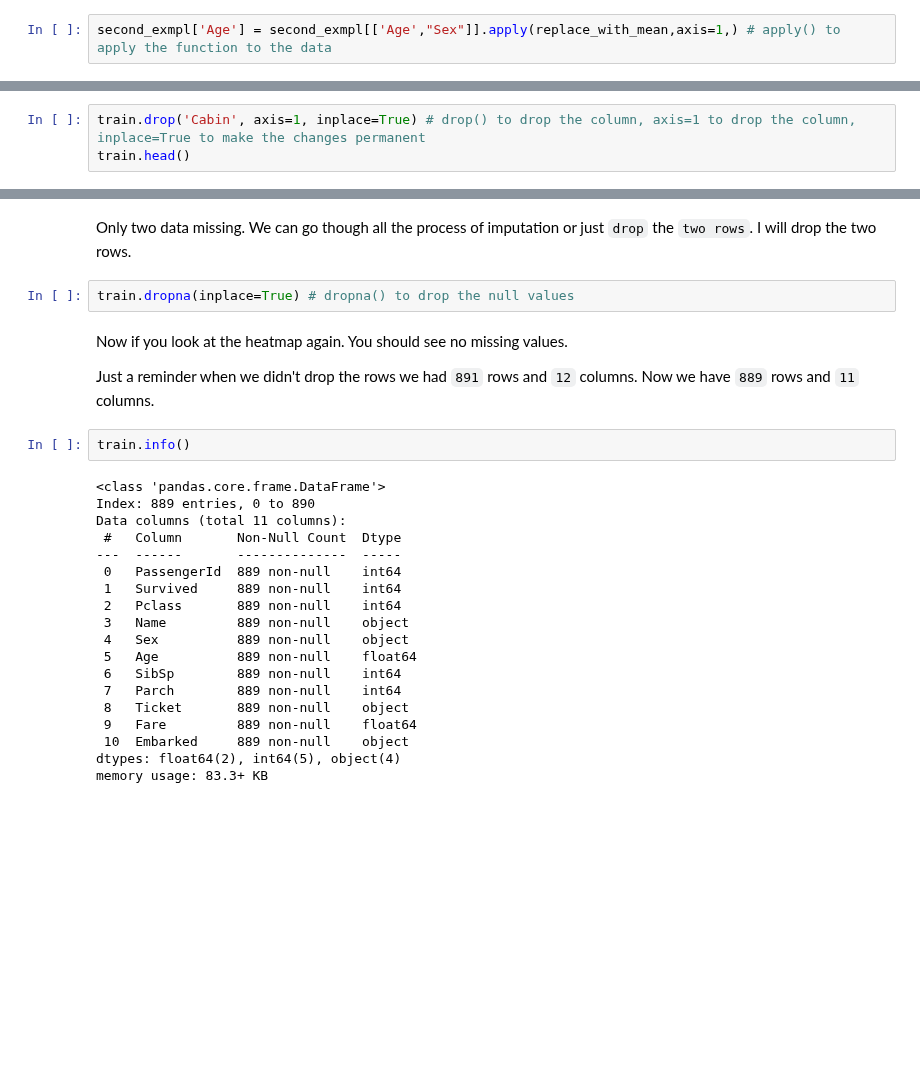
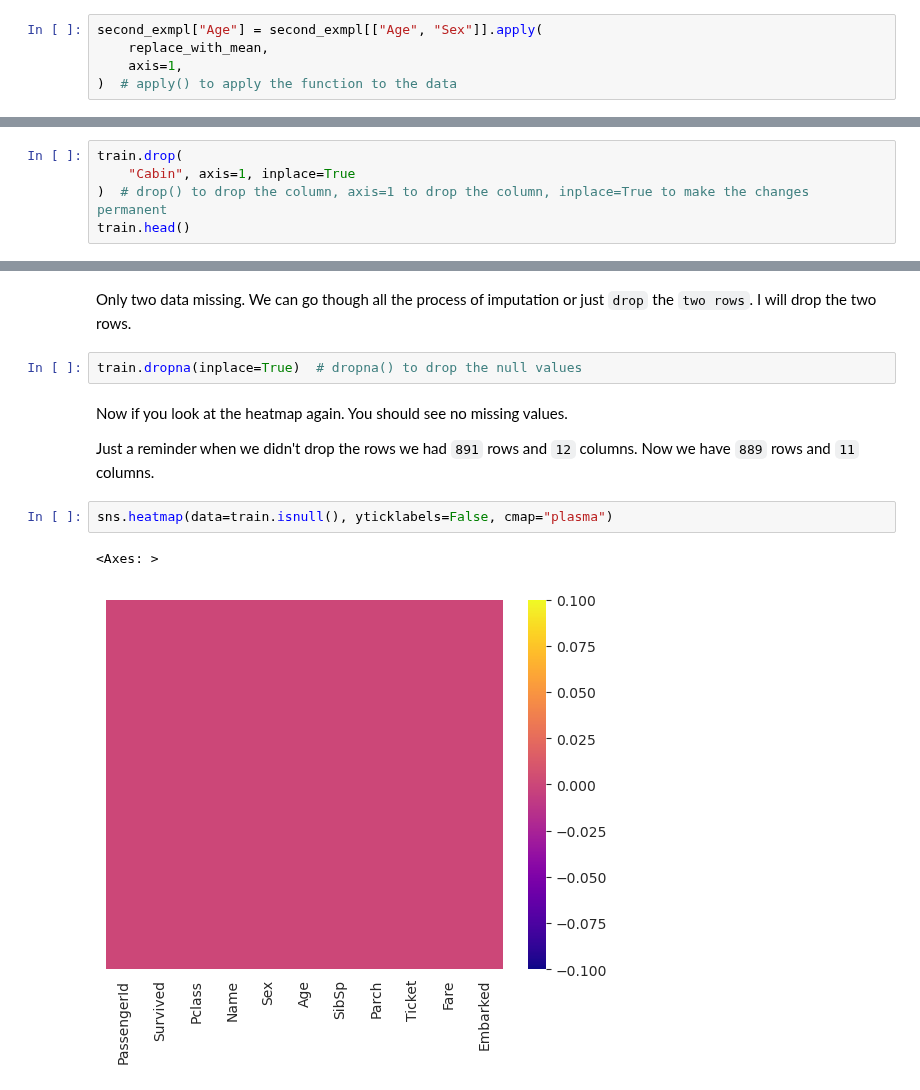
Before and after one commit to RishatTalukder/learning_machine_learning, a Jupyter notebook: logistic_regression/Logistic_regression.ipynb, the cells around one changed output, grey strips where cells are left out. Saved outputs shown, nothing was run; the diff lists cells and outputs as text; blank space fills up the shorter version.

```diff
--- a/logistic_regression/Logistic_regression.ipynb
+++ b/logistic_regression/Logistic_regression.ipynb
@@ -564,4 +590,7 @@ def replace_with_mean(cols):
 
 Now, if you now about `pandas dataframe`, there is a method called `apply()` method. This method is used to apply a `function` to a `column` of a `dataframe`.
 # %%
-second_exmpl['Age'] = second_exmpl[['Age',"Sex"]].apply(replace_with_mean,axis=1,) # apply() to apply the function to the data
+second_exmpl["Age"] = second_exmpl[["Age", "Sex"]].apply(
+    replace_with_mean,
+    axis=1,
+)  # apply() to apply the function to the data
@@ -635,7 +659,9 @@ memory usage: 83.7+ KB
 # %% [markdown]
 I implemented the `imputation` using `mean` because i wanted to show you how to do it. But I cannot do the same for the `cabin` column because it has way more missing values than the `age` column. So, we will drop the `cabin` column.
 # %%
-train.drop('Cabin', axis=1, inplace=True) # drop() to drop the column, axis=1 to drop the column, inplace=True to make the changes permanent
+train.drop(
+    "Cabin", axis=1, inplace=True
+)  # drop() to drop the column, axis=1 to drop the column, inplace=True to make the changes permanent
 train.head()
 # %% [output]
 |  | PassengerId | Survived | Pclass | Name | Sex | Age | SibSp | Parch | Ticket | Fare | ... |
@@ -655,29 +681,13 @@ sns.heatmap(data=train.isnull(), yticklabels=False, cmap='plasma')
 # %% [markdown]
 Only two data missing. We can go though all the process of imputation or just `drop` the `two rows`. I will drop the two rows.
 # %%
-train.dropna(inplace=True) # dropna() to drop the null values
+train.dropna(inplace=True)  # dropna() to drop the null values
 # %% [markdown]
 Now if you look at the heatmap again. You should see no missing values.
 
 Just a reminder when we didn't drop the rows we had `891` rows and `12` columns. Now we have `889` rows and `11` columns.
-# %%
-train.info()
-# %% [output]
-<class 'pandas.core.frame.DataFrame'>
-Index: 889 entries, 0 to 890
-Data columns (total 11 columns):
- #   Column       Non-Null Count  Dtype
----  ------       --------------  -----
- 0   PassengerId  889 non-null    int64
- 1   Survived     889 non-null    int64
- 2   Pclass       889 non-null    int64
- 3   Name         889 non-null    object
- 4   Sex          889 non-null    object
- 5   Age          889 non-null    float64
- 6   SibSp        889 non-null    int64
- 7   Parch        889 non-null    int64
- 8   Ticket       889 non-null    object
- 9   Fare         889 non-null    float64
- 10  Embarked     889 non-null    object
-dtypes: float64(2), int64(5), object(4)
-memory usage: 83.3+ KB
+# %%
+sns.heatmap(data=train.isnull(), yticklabels=False, cmap="plasma")
+# %% [output]
+<Axes: >
+[figure, added]
```
Also changed, not shown: parts of 53 cells of this notebook.
